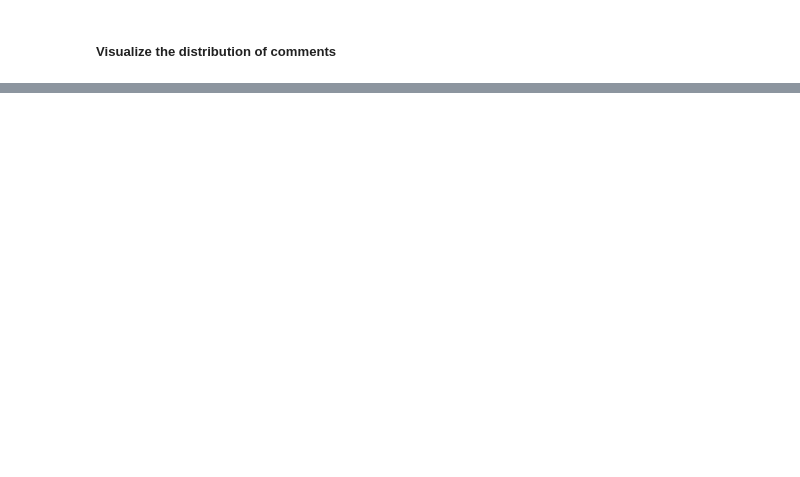
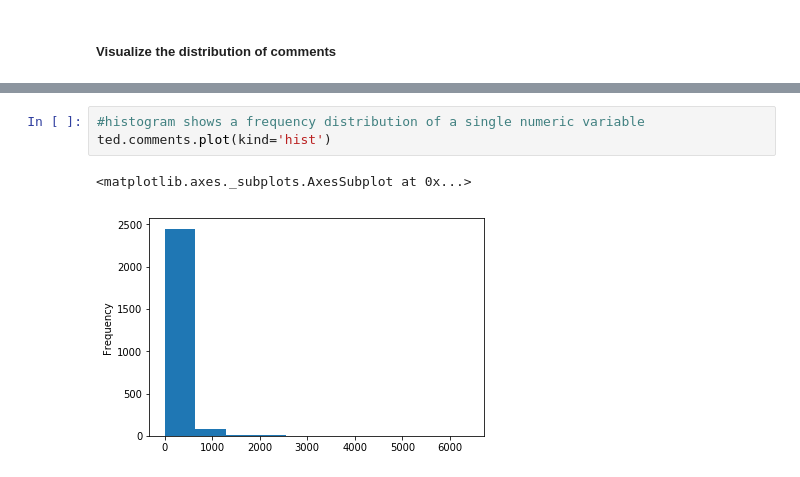
Before and after one commit to Lakshhmi/Select-Subset-of-data, a Jupyter notebook: TED Data Analysis.ipynb, the cells around one changed output, grey strips where cells are left out. Cells and saved outputs as stored; diff of their text form; blank space fills up the shorter version.

```diff
--- a/TED Data Analysis.ipynb
+++ b/TED Data Analysis.ipynb
@@ -114,0 +120,6 @@ ted.sort_values("views_per_comment").head(3)
+# %%
+#histogram shows a frequency distribution of a single numeric variable
+ted.comments.plot(kind='hist')
+# %% [output]
+<matplotlib.axes._subplots.AxesSubplot at 0x...>
+[figure, added]
```
Also changed, not shown: parts of 1 cell of this notebook.
